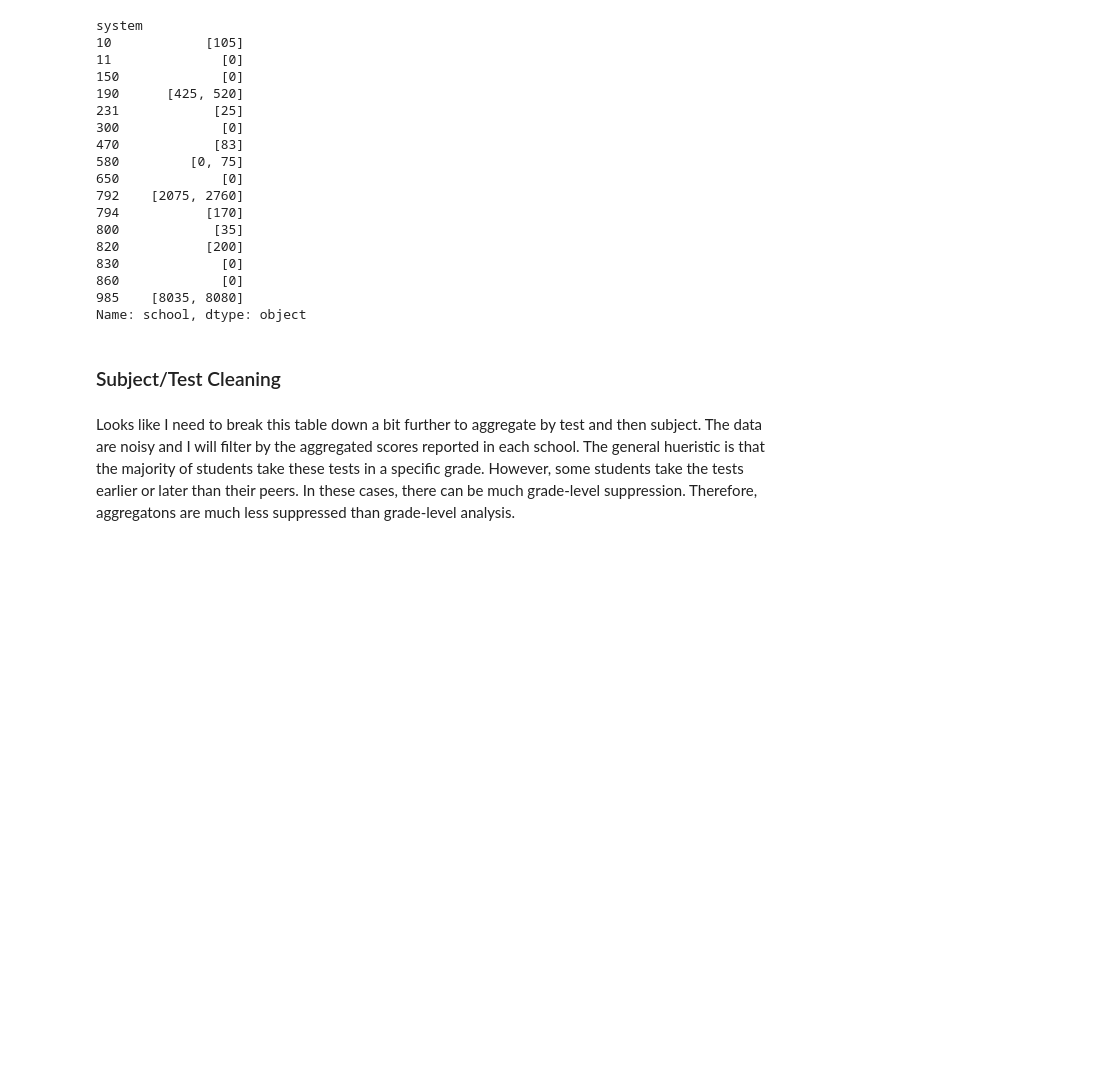
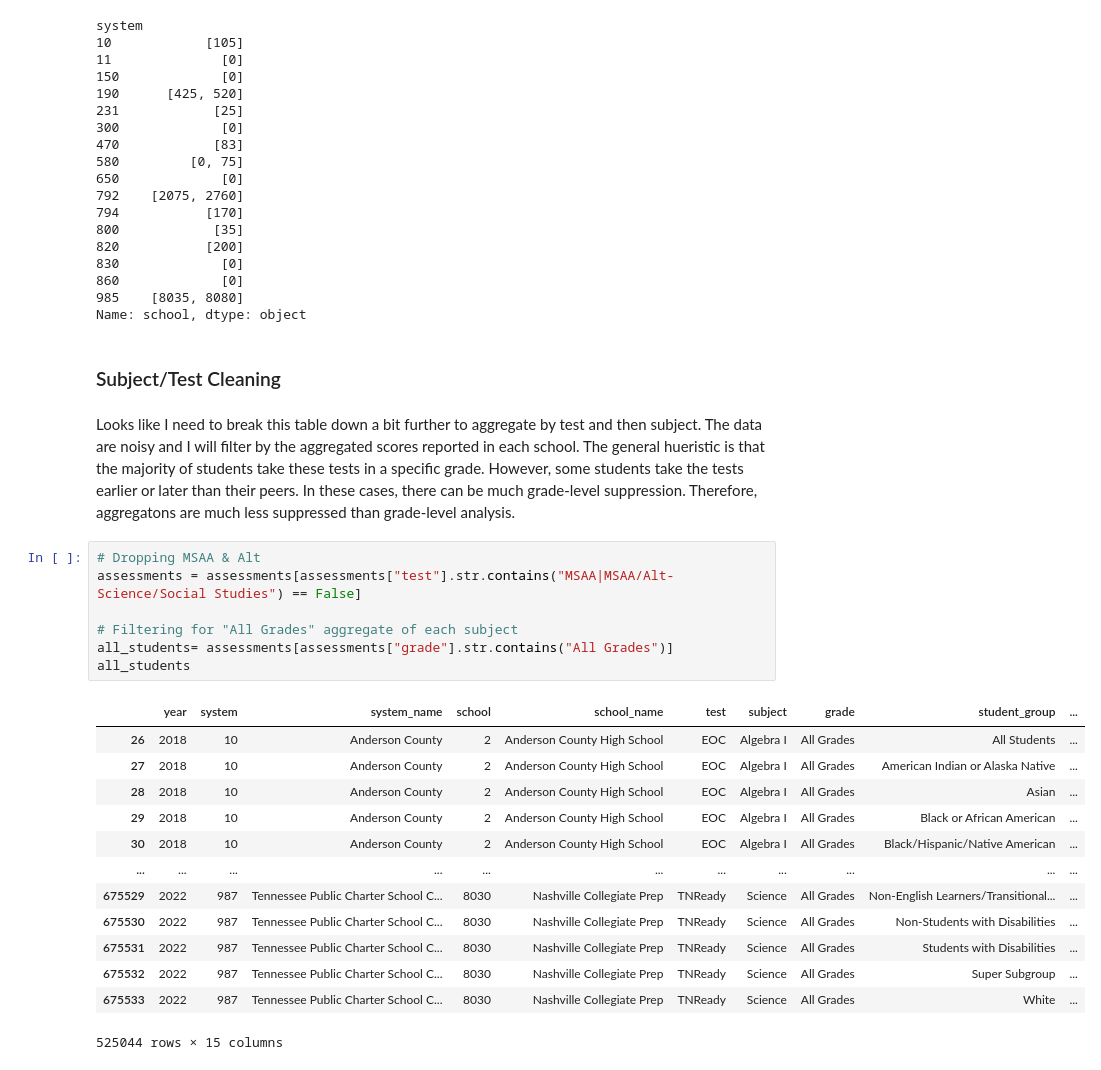
Before and after one commit to Claytor/Capstone_TN_COVID_School_Achievement_Impact, a Jupyter notebook: notebooks/school_assessments_join.ipynb, the cells around one changed output. Cells and saved outputs as stored; diff of their text form; blank space fills up the shorter version.

```diff
--- a/notebooks/school_assessments_join.ipynb
+++ b/notebooks/school_assessments_join.ipynb
@@ -196,6 +197,27 @@ Name: school, dtype: object
 ### Subject/Test Cleaning
 # %% [markdown]
 Looks like I need to break this table down a bit further to aggregate by test and then subject. The data are noisy and I will filter by the aggregated scores reported in each school. The general hueristic is that the majority of students take these tests in a specific grade.  However, some students take the tests earlier or later than their peers.  In these cases, there can be much grade-level suppression.  Therefore, aggregatons are much less suppressed than grade-level analysis.
+# %%
+# Dropping MSAA & Alt
+assessments = assessments[assessments["test"].str.contains("MSAA|MSAA/Alt-Science/Social Studies") == False]
+
+# Filtering for "All Grades" aggregate of each subject
+all_students= assessments[assessments["grade"].str.contains("All Grades")]
+all_students
+# %% [output]
+|  | year | system | system_name | school | school_name | test | subject | grade | student_group | ... |
+| 26 | 2018 | 10 | Anderson County | 2 | Anderson County High School | EOC | Algebra I | All Grades | All Students | ... |
+| 27 | 2018 | 10 | Anderson County | 2 | Anderson County High School | EOC | Algebra I | All Grades | American Indian or Alaska Native | ... |
+| 28 | 2018 | 10 | Anderson County | 2 | Anderson County High School | EOC | Algebra I | All Grades | Asian | ... |
+| 29 | 2018 | 10 | Anderson County | 2 | Anderson County High School | EOC | Algebra I | All Grades | Black or African American | ... |
+| 30 | 2018 | 10 | Anderson County | 2 | Anderson County High School | EOC | Algebra I | All Grades | Black/Hispanic/Native American | ... |
+| ... | ... | ... | ... | ... | ... | ... | ... | ... | ... | ... |
+| 675529 | 2022 | 987 | Tennessee Public Charter School C... | 8030 | Nashville Collegiate Prep | TNReady | Science | All Grades | Non-English Learners/Transitional... | ... |
+| 675530 | 2022 | 987 | Tennessee Public Charter School C... | 8030 | Nashville Collegiate Prep | TNReady | Science | All Grades | Non-Students with Disabilities | ... |
+| 675531 | 2022 | 987 | Tennessee Public Charter School C... | 8030 | Nashville Collegiate Prep | TNReady | Science | All Grades | Students with Disabilities | ... |
+| 675532 | 2022 | 987 | Tennessee Public Charter School C... | 8030 | Nashville Collegiate Prep | TNReady | Science | All Grades | Super Subgroup | ... |
+| 675533 | 2022 | 987 | Tennessee Public Charter School C... | 8030 | Nashville Collegiate Prep | TNReady | Science | All Grades | White | ... |
+525044 rows × 15 columns
 # %%
 # Look at the subjects for each test.
 # There have been some assessments that have changed naming conventions over time.
```
Also changed, not shown: parts of 2 cells of this notebook.
